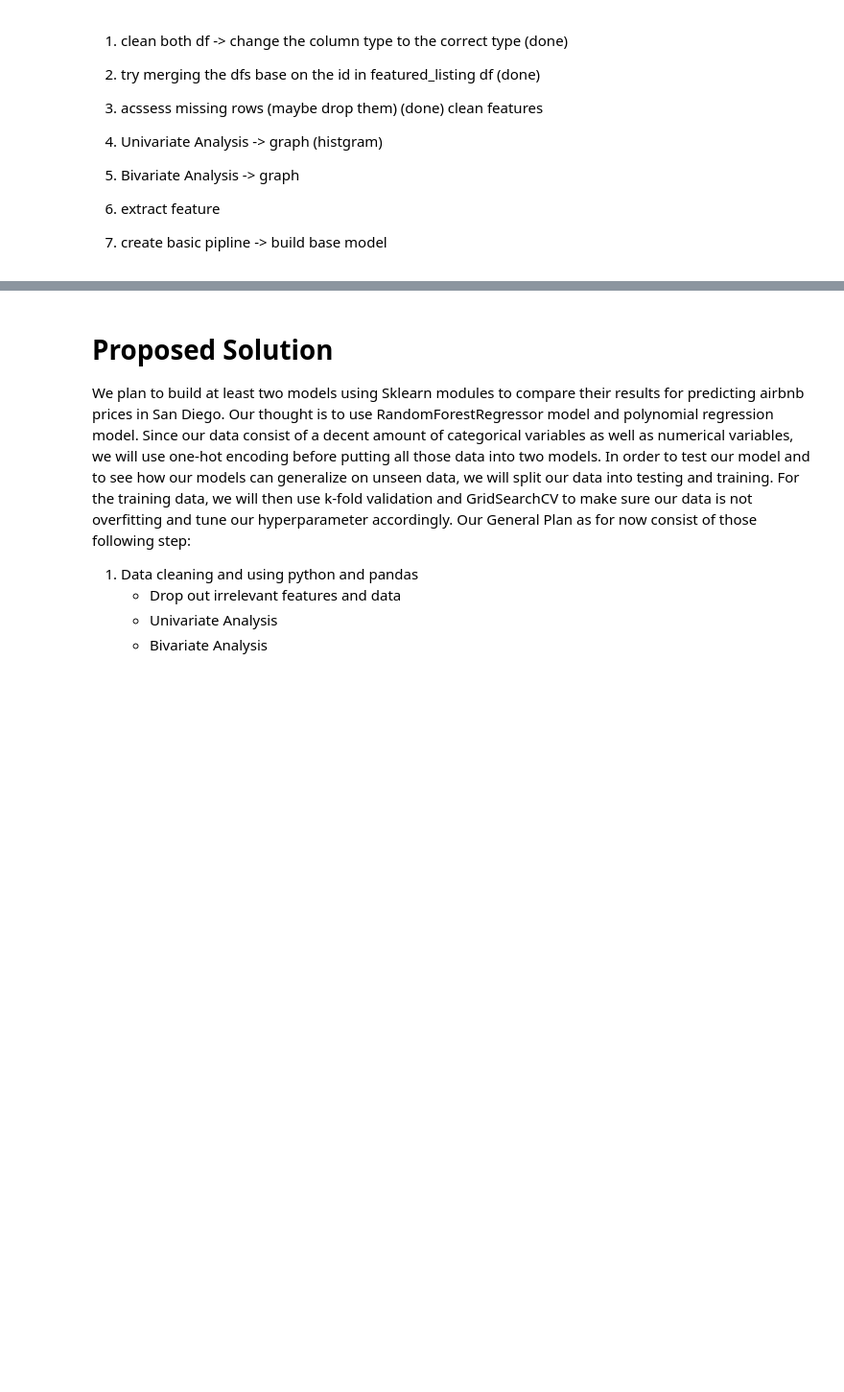
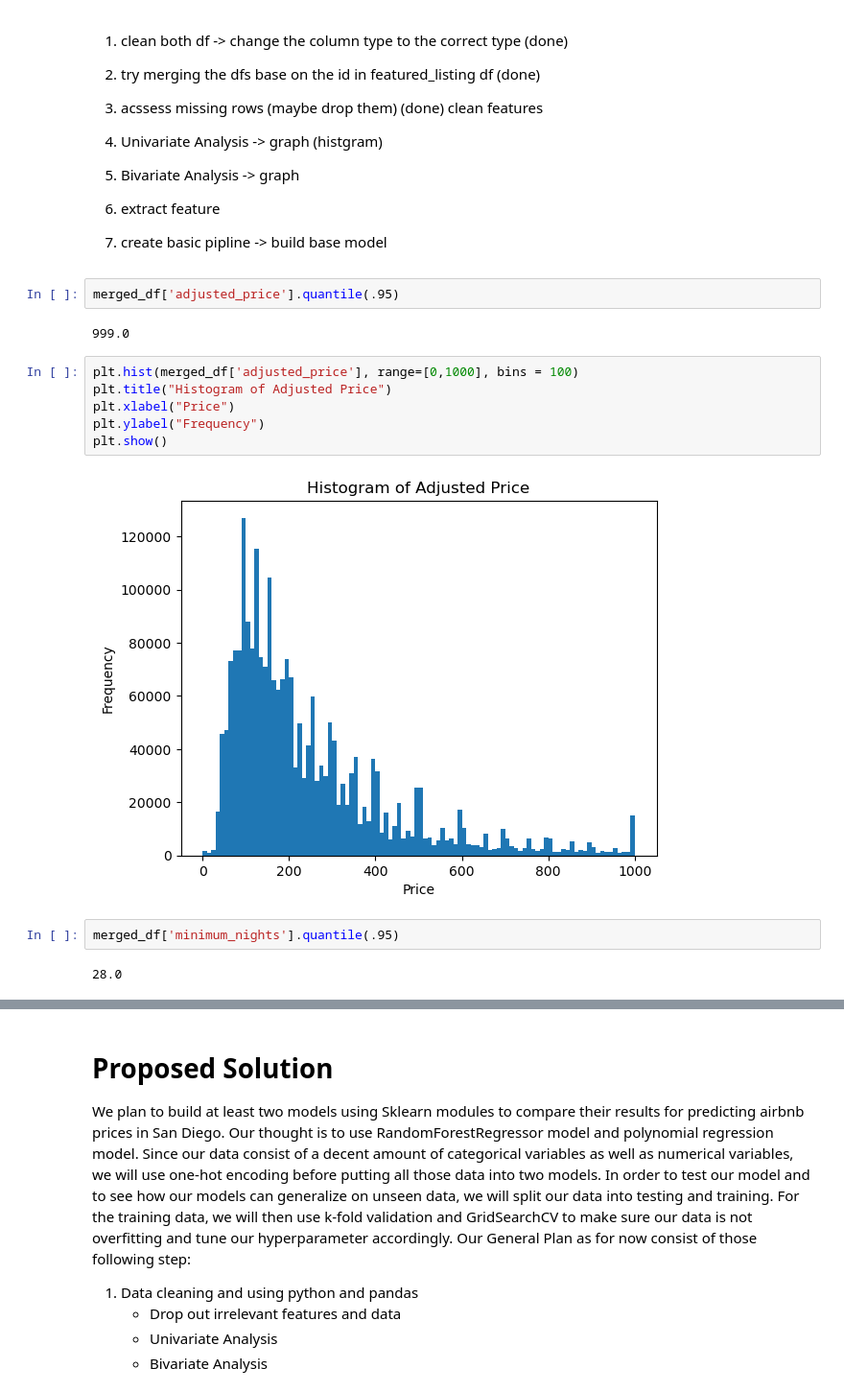
Before and after one commit to COGS118A/Group004-SP23, a Jupyter notebook: Checkpoint_Group004-SP23.ipynb, the cells around one changed output, grey strips where cells are left out. Shown at 96% size. Cells and saved outputs as stored; diff of their text form; blank space fills up the shorter version.

```diff
--- a/Checkpoint_Group004-SP23.ipynb
+++ b/Checkpoint_Group004-SP23.ipynb
@@ -177,3 +179,19 @@ merged_df.head()
 
 5. extract feature
 6. create basic pipline -> build base model
+# %%
+merged_df['adjusted_price'].quantile(.95)
+# %% [output]
+999.0
+# %%
+plt.hist(merged_df['adjusted_price'], range=[0,1000], bins = 100)
+plt.title("Histogram of Adjusted Price")
+plt.xlabel("Price")
+plt.ylabel("Frequency")
+plt.show()
+# %% [output]
+[figure, added]
+# %%
+merged_df['minimum_nights'].quantile(.95)
+# %% [output]
+28.0
```
Also changed, not shown: parts of 5 cells of this notebook.
